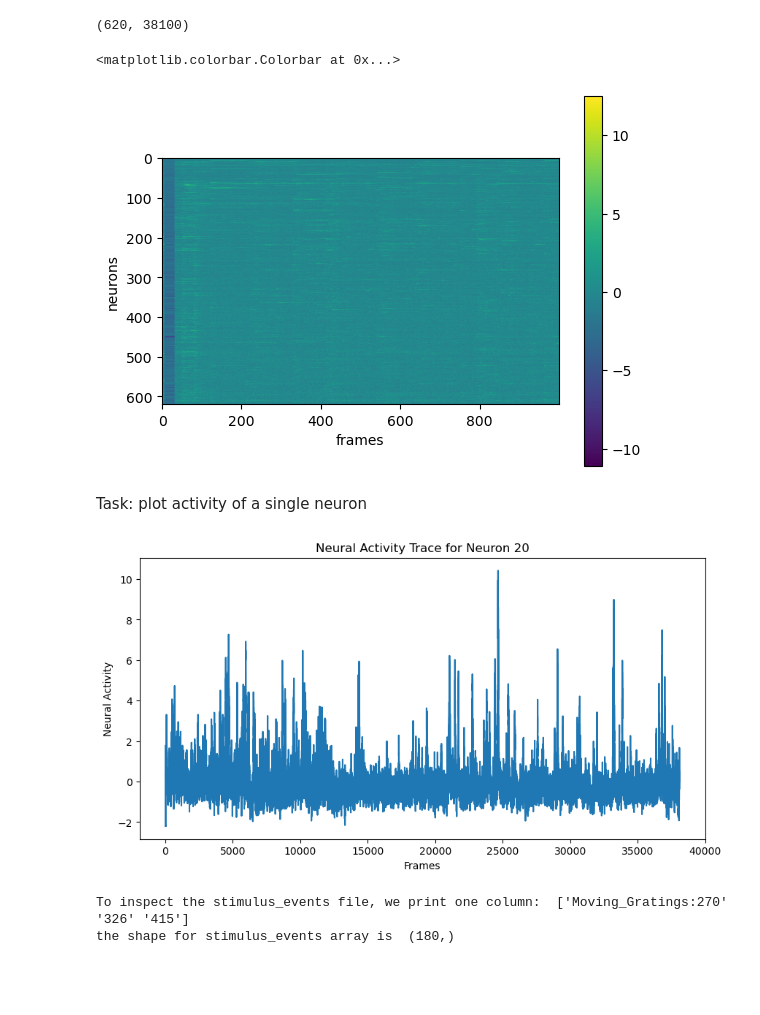
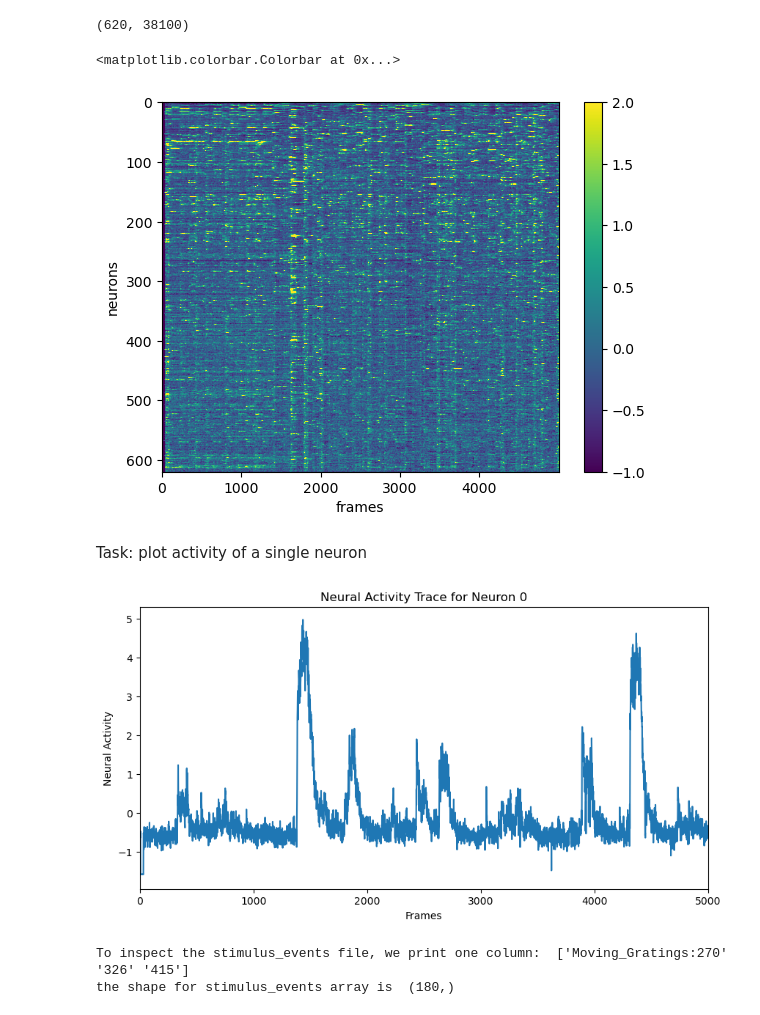
Before and after one commit to troselab/PM2-visual-physiology, a Jupyter notebook: 20241202_grating_tuning_v1.ipynb, the cells around one changed output. Cells and saved outputs as stored; diff of their text form; code cells hidden in the pictures; blank space fills up the shorter version.

Commit message:
plot examples

```diff
--- a/20241202_grating_tuning_v1.ipynb
+++ b/20241202_grating_tuning_v1.ipynb
@@ -27,26 +27,31 @@ np.shape(neural_data)
 # %% [output]
 (620, 38100)
 # %%
-# first 1000 frames of neural activity
-plt.imshow(neural_data[:,:1000])
+# first some frames of neural activity - play around with start and stop and scale of the colorbar
+start = 0
+stop = 5000
+
+plt.imshow(neural_data[:,start:stop], aspect='auto', vmin=-1, vmax=2) # change the range of the colorbar to see the activity better
 plt.xlabel('frames')
 plt.ylabel('neurons')
+# plt.xlim(200,4000)
 plt.colorbar()
 # %% [output]
 <matplotlib.colorbar.Colorbar at 0x...>
-[figure, old version]
+[figure, new version]
 # %% [markdown]
 Task: plot activity of a single neuron
 # %%
-neuron_id = 20  # specify the neuron ID to plot
+neuron_id = 0  # specify the neuron ID to plot
 plt.figure(figsize=(10, 5))
 plt.plot(neural_data[neuron_id, :])
 plt.xlabel('Frames')
 plt.ylabel('Neural Activity')
 plt.title(f'Neural Activity Trace for Neuron {neuron_id}')
+plt.xlim(start, stop)
 plt.show()
 # %% [output]
-[figure, old version]
+[figure, new version]
 # %%
 # to load stimulus_events as numpy array
 file_path = rootpath + 'stimulus_events.npy'
```
